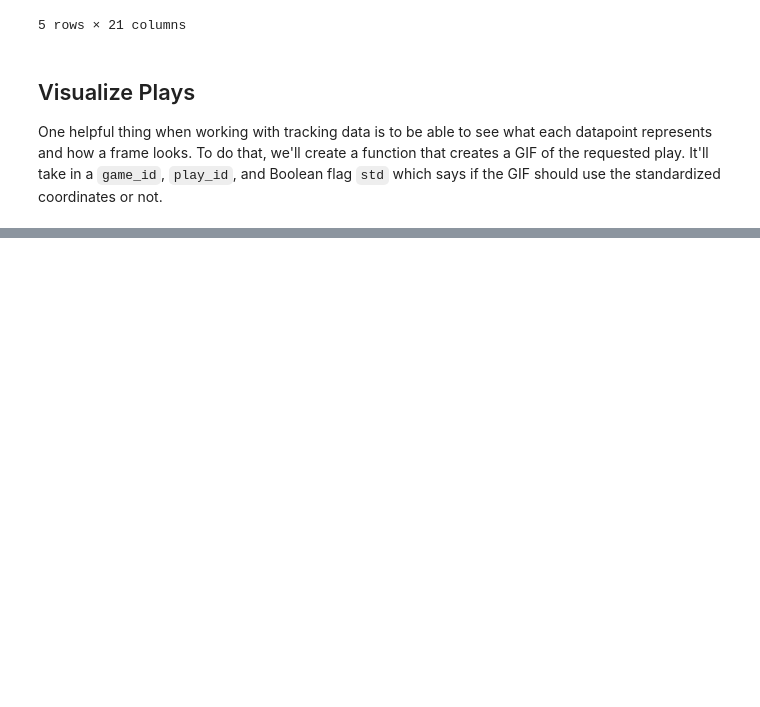
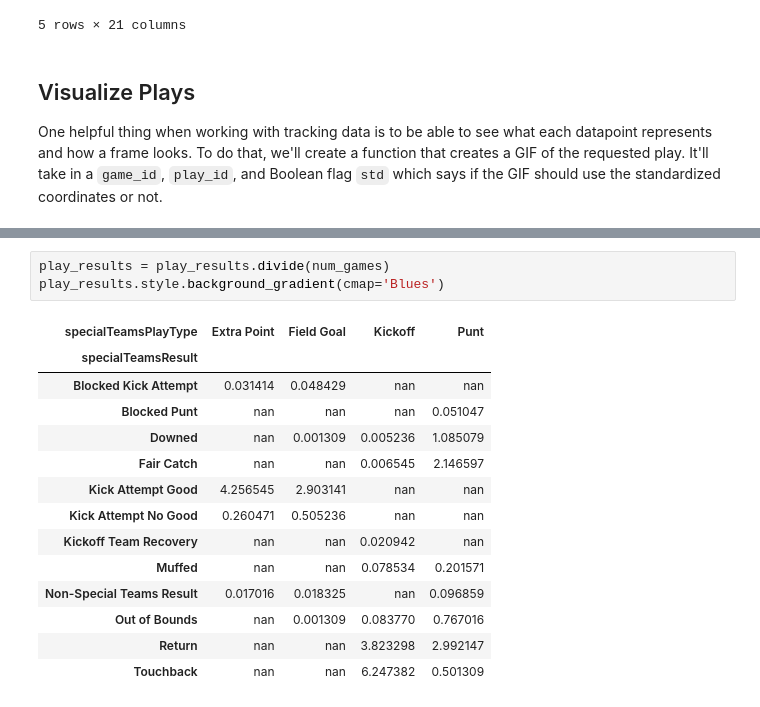
Before and after one commit to icowen/big-data-bowl-2022, a Jupyter notebook: eda.ipynb, the cells around one changed output, grey strips where cells are left out. Cells and saved outputs as stored; diff of their text form; blank space fills up the shorter version.

```diff
--- a/eda.ipynb
+++ b/eda.ipynb
@@ -211,0 +340,18 @@ animate_play(2018090600, 658)
+# %%
+play_results = play_results.divide(num_games)
+play_results.style.background_gradient(cmap='Blues')
+# %% [output]
+| specialTeamsPlayType | Extra Point | Field Goal | Kickoff | Punt |
+| specialTeamsResult |  |  |  |  |
+| Blocked Kick Attempt | 0.031414 | 0.048429 | nan | nan |
+| Blocked Punt | nan | nan | nan | 0.051047 |
+| Downed | nan | 0.001309 | 0.005236 | 1.085079 |
+| Fair Catch | nan | nan | 0.006545 | 2.146597 |
+| Kick Attempt Good | 4.256545 | 2.903141 | nan | nan |
+| Kick Attempt No Good | 0.260471 | 0.505236 | nan | nan |
+| Kickoff Team Recovery | nan | nan | 0.020942 | nan |
+| Muffed | nan | nan | 0.078534 | 0.201571 |
+| Non-Special Teams Result | 0.017016 | 0.018325 | nan | 0.096859 |
+| Out of Bounds | nan | 0.001309 | 0.083770 | 0.767016 |
+| Return | nan | nan | 3.823298 | 2.992147 |
+| Touchback | nan | nan | 6.247382 | 0.501309 |
```
Also changed, not shown: parts of 19 cells of this notebook, 1 other file.
